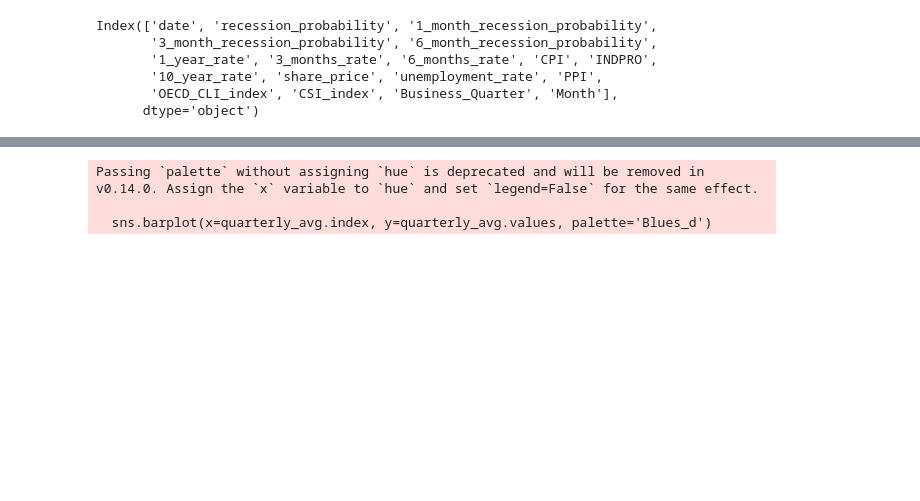
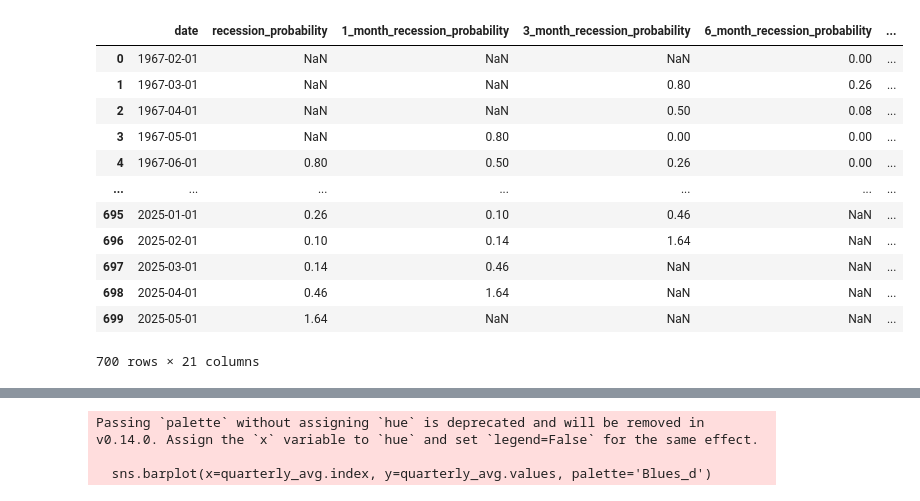
Before and after one commit to DonaldAadithiyan/RecessionRadar, a Jupyter notebook: notebooks/02data_visualization.ipynb, the cells around one changed output, grey strips where cells are left out. Cells and saved outputs as stored; diff of their text form; code cells hidden in the pictures; blank space fills up the shorter version.

```diff
--- a/notebooks/02data_visualization.ipynb
+++ b/notebooks/02data_visualization.ipynb
@@ -48,0 +86,26 @@ recession_df.to_csv("../data/combined/recession_probability.csv", index=False)
+# %%
+# Map for Business_Quarter
+quarter_map = {
+    'Q1': 1,
+    'Q2': 2,
+    'Q3': 3,
+    'Q4': 4
+}
+recession_df['Quarter_Number'] = recession_df['Business_Quarter'].map(quarter_map)
+
+# Map for Month names
+month_map = {
+    'January': 1,
+    'February': 2,
+    'March': 3,
+    'April': 4,
+    'May': 5,
+    'June': 6,
+    'July': 7,
+    'August': 8,
+    'September': 9,
+    'October': 10,
+    'November': 11,
+    'December': 12
+}
+recession_df['Month_Number'] = recession_df['Month'].map(month_map)
@@ -49,9 +132,16 @@ recession_df.to_csv("../data/combined/recession_probability.csv", index=False)
 # %%
-recession_df.columns
+recession_df
 # %% [output]
+|  | date | recession_probability | 1_month_recession_probability | 3_month_recession_probability | 6_month_recession_probability | ... |
+| 0 | 1967-02-01 | NaN | NaN | NaN | 0.00 | ... |
+| 1 | 1967-03-01 | NaN | NaN | 0.80 | 0.26 | ... |
+| 2 | 1967-04-01 | NaN | NaN | 0.50 | 0.08 | ... |
+| 3 | 1967-05-01 | NaN | 0.80 | 0.00 | 0.00 | ... |
+| 4 | 1967-06-01 | 0.80 | 0.50 | 0.26 | 0.00 | ... |
+| ... | ... | ... | ... | ... | ... | ... |
+| 695 | 2025-01-01 | 0.26 | 0.10 | 0.46 | NaN | ... |
+| 696 | 2025-02-01 | 0.10 | 0.14 | 1.64 | NaN | ... |
+| 697 | 2025-03-01 | 0.14 | 0.46 | NaN | NaN | ... |
+| 698 | 2025-04-01 | 0.46 | 1.64 | NaN | NaN | ... |
+| 699 | 2025-05-01 | 1.64 | NaN | NaN | NaN | ... |
-Index(['date', 'recession_probability', '1_month_recession_probability',
-       '3_month_recession_probability', '6_month_recession_probability',
-       '1_year_rate', '3_months_rate', '6_months_rate', 'CPI', 'INDPRO',
-       '10_year_rate', 'share_price', 'unemployment_rate', 'PPI',
-       'OECD_CLI_index', 'CSI_index', 'Business_Quarter', 'Month'],
-      dtype='object')
+700 rows × 21 columns
```
Also changed, not shown: parts of 17 cells of this notebook, 10 other files.
